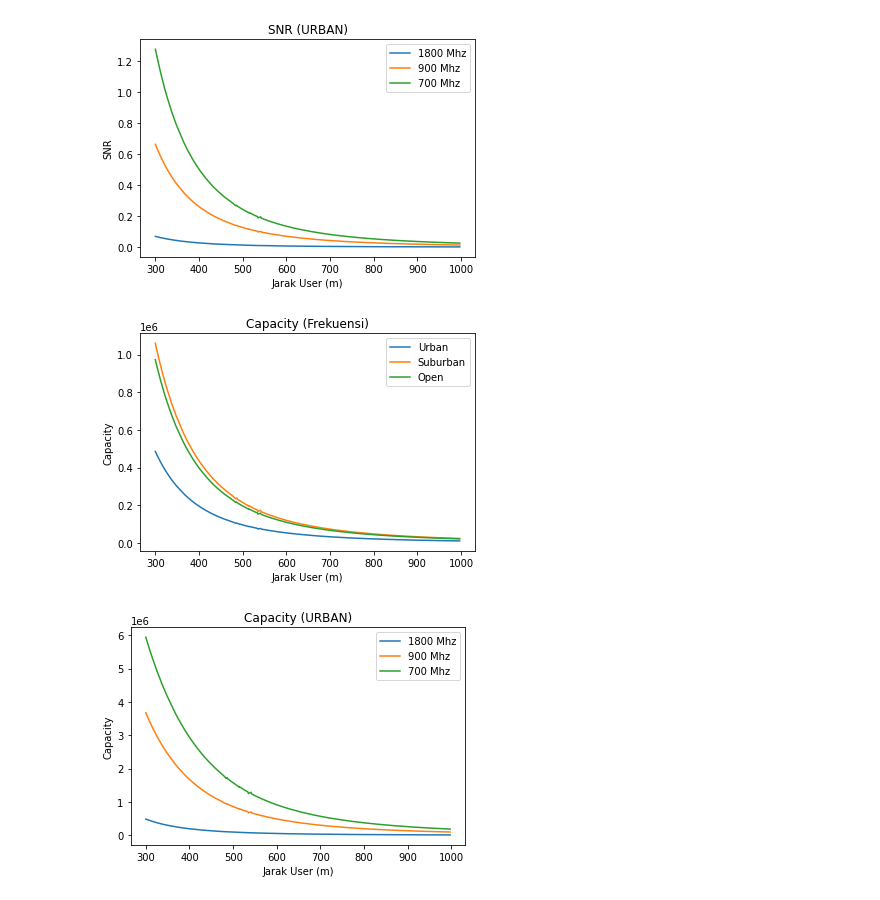
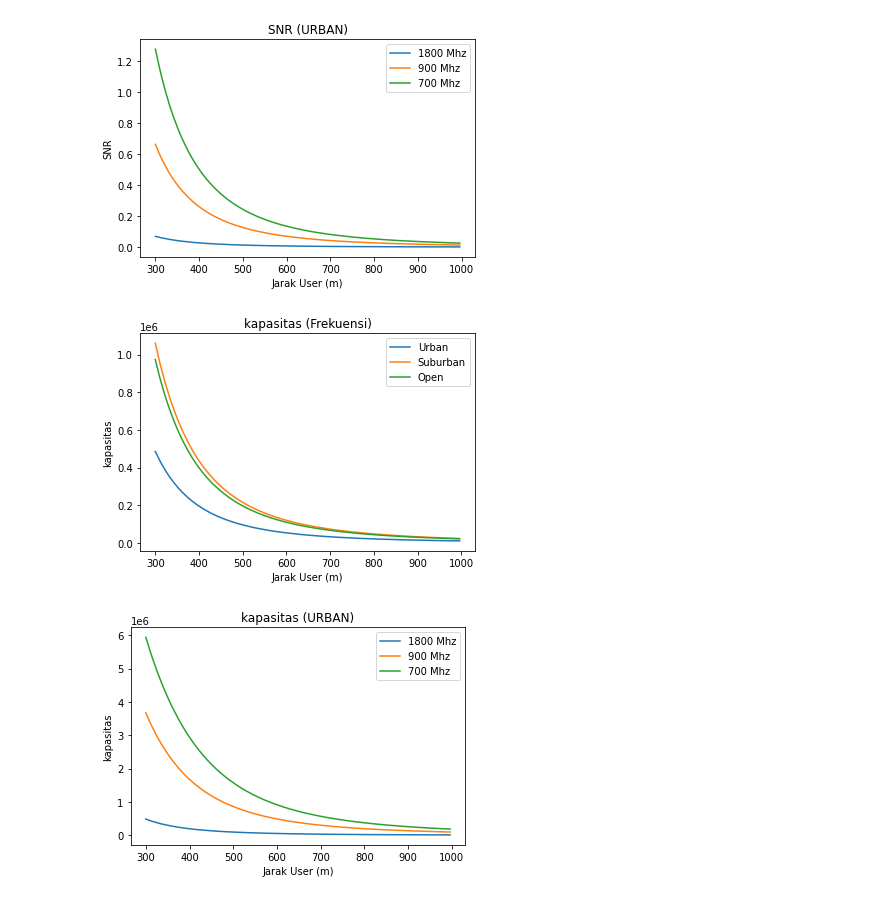
Before and after one commit to FarhanFayyadh/Pemrograman_Python, a Jupyter notebook: Tugas_besar_python_pertemuan_14_.ipynb, the cells around one changed output. Saved outputs shown, nothing was run; the diff lists cells and outputs as text; code cells hidden in the pictures.

```diff
--- a/Tugas_besar_python_pertemuan_14_.ipynb
+++ b/Tugas_besar_python_pertemuan_14_.ipynb
@@ -27,7 +27,7 @@ def cos(frk,lok,ht,hr,j):
         Cm='lok salah'
 
     ahr = (1.1*np.log10(frk)-0.7)*hr-(1.56*np.log10(frk)-1.8)
-    Lp = Ca+(Cb*np.log10(frk))-(13.83*np.log(ht))-ahr+((44.9-6.55*np.log10(ht))*np.log10(d))-Cm
+    Lp = Ca+(Cb*np.log10(frk))-(13.83*np.log(ht))-ahr+((44.9-6.55*np.log10(ht))*np.log10(j))-Cm
 
     return Lp
 
@@ -49,9 +49,9 @@ def Capacity (SNR, Bandwidth):
 f=1800
 fa=900
 fb=700
-loca="urban"
-locb="suburban"
-locc= "open"
+loka="urban"
+lokb="suburban"
+lokc= "open"
 tower=80
 user=1.5
 jmin=300
@@ -69,15 +69,15 @@ Bandwidth= 5000000
 #Perhitungang Daya Terima Berdasarkan Frekuensi
 j=np.random.randint(jmin,jmax,N)
 j=j[np.argsort(j)]
-a= cos(f,loca,tower,user,j)
+a= cos(f,loka,tower,user,j)
 a=a[np.argsort(j)]
 a1= PReceiver(Ptx,a,Gtx,Grx)
 a1= 10**(a1/10)
-b= cos(fa,loca,tower,user,j)
+b= cos(fa,loka,tower,user,j)
 b=b[np.argsort(j)]
 b1= PReceiver(Ptx,b,Gtx,Grx)
 b1= 10**(b1/10)
-c= cos(fb,loca,tower,user,j)
+c= cos(fb,loka,tower,user,j)
 c=c[np.argsort(j)]
 c1= PReceiver(Ptx,c,Gtx,Grx)
 c1= 10**(c1/10)
@@ -86,15 +86,15 @@ c1= 10**(c1/10)
 
 
 #Perhitungan Daya Terima Berdasarkan Lokasi
-aa= cos(f,loca,tower,user,j)
+aa= cos(f,loka,tower,user,j)
 aa=aa[np.argsort(j)]
 aa1= PReceiver(Ptx,aa,Gtx,Grx)
 aa1= 10**(aa1/10)
-bb= cos(f,locb,tower,user,j)
+bb= cos(f,lokb,tower,user,j)
 bb=bb[np.argsort(j)]
 bb1= PReceiver(Ptx,bb,Gtx,Grx)
 bb1= 10**(bb1/10)
-cc= cos(f,locc,tower,user,j)
+cc= cos(f,lokc,tower,user,j)
 cc=cc[np.argsort(j)]
 cc1= PReceiver(Ptx,cc,Gtx,Grx)
 cc1= 10**(cc1/10)
@@ -173,25 +173,25 @@ plt.show()
 [figure]
 [figure]
 # %%
-plt.figure("Capacity Frekuensi")
-plt.title("Capacity (Frekuensi)")
-plt.plot(d,ca11,label="Urban")
-plt.plot(d,ca22,label="Suburban")
-plt.plot(d,ca33,label="Open")
+plt.figure("kapasitas Frekuensi")
+plt.title("kapasitas (Frekuensi)")
+plt.plot(j,ca11,label="Urban")
+plt.plot(j,ca22,label="Suburban")
+plt.plot(j,ca33,label="Open")
 plt.legend()
 plt.xlabel("Jarak User (m)")
-plt.ylabel("Capacity")
+plt.ylabel("kapasitas")
 
 
-plt.figure("Capacity Urban")
-plt.title("Capacity (URBAN)")
-plt.plot(d,ca1,label="1800 Mhz")
-plt.plot(d,ca2,label="900 Mhz")
-plt.plot(d,ca3,label="700 Mhz")
+plt.figure("kapasitas Urban")
+plt.title("kapasitas (URBAN)")
+plt.plot(j,ca1,label="1800 Mhz")
+plt.plot(j,ca2,label="900 Mhz")
+plt.plot(j,ca3,label="700 Mhz")
 plt.legend()
 plt.xlabel("Jarak User (m)")
-plt.ylabel("Capacity")
+plt.ylabel("kapasitas")
 plt.show()
 # %% [output]
-[figure, old version]
+[figure, new version]
-[figure, old version]
+[figure, new version]
```
Also changed, not shown: parts of 2 cells of this notebook.
